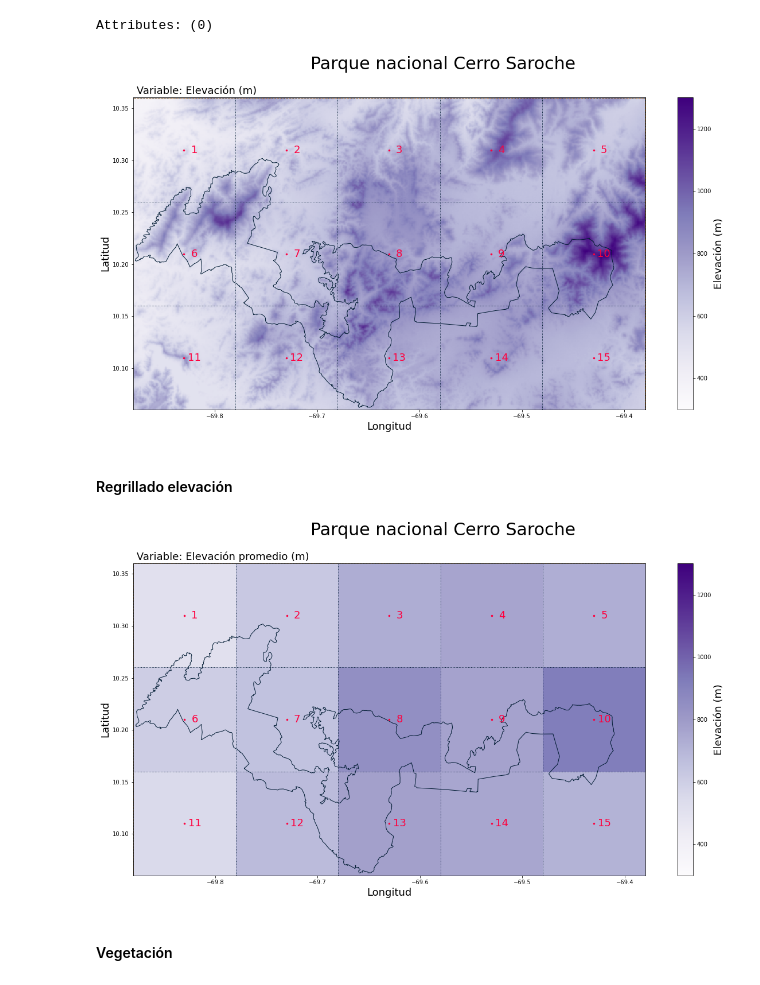
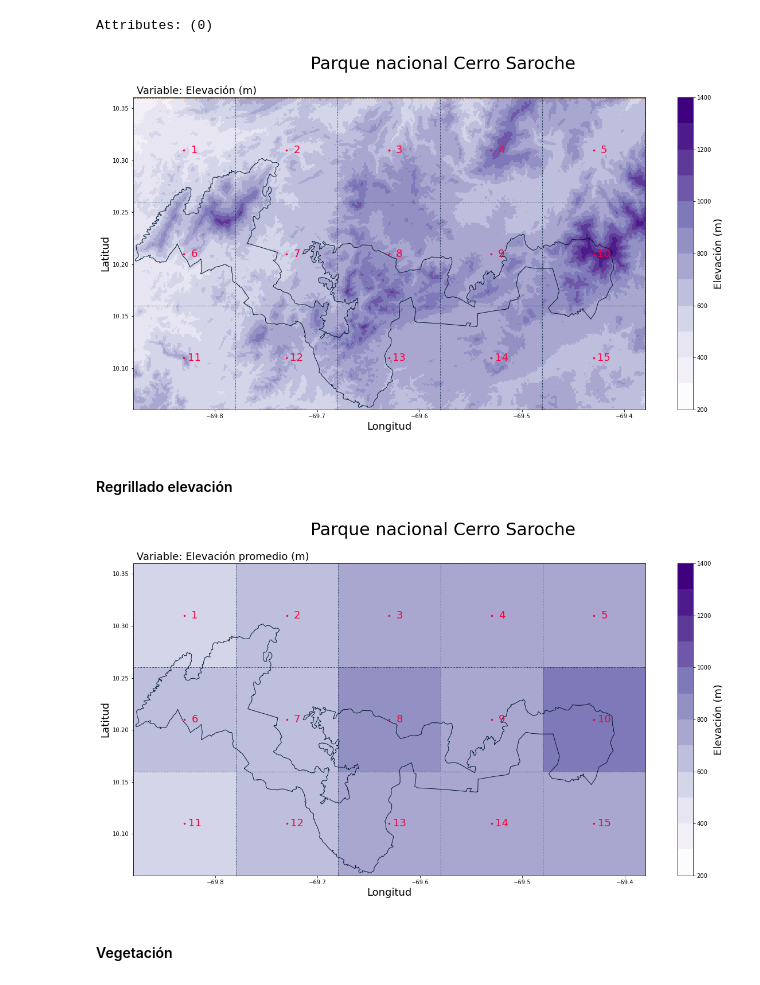
Before and after one commit to esglobe/geet-metview, a Jupyter notebook: 6_regrillado_data.ipynb, the cells around one changed output. Drawn from its saved outputs; the diff is of its cells as text; code cells hidden in the pictures.

```diff
--- a/6_regrillado_data.ipynb
+++ b/6_regrillado_data.ipynb
@@ -103,9 +103,13 @@ ax = fig.add_subplot(1, 1, 1)
 
 # raster
 time_lebel = 625
-graf = precipitacion_rectangulo.isel(time=time_lebel).precipitacion_mm.plot(cmap='Blues')
+levels=[0,0.1,0.2,0.3,0.4,0.5,0.6,0.7,0.8,0.9,1]
+graf = precipitacion_rectangulo.isel(time=time_lebel)\
+                               .precipitacion_mm\
+                               .plot(cmap='Blues',
+                                    levels=levels
+                                    )
 graf.colorbar.set_label('Precipitación total (mm)',fontsize=18)
-graf.set_clim(0,1)
 ax.add_collection(graf)
 
 # poligonos
@@ -218,9 +222,9 @@ fig = plt.figure(figsize=(20,10))
 ax = fig.add_subplot(1, 1, 1)
 
 # raster
-graf = elevacion_park.elevacion.plot(cmap='Purples')
+levels=[200,300,400,500,600,700,800,900,1000,1100,1200,1300,1400]
+graf = elevacion_park.elevacion.plot(cmap='Purples',levels=levels)
 graf.colorbar.set_label('Elevación (m)',fontsize=18)
-graf.set_clim(300,1300)
 ax.add_collection(graf)
 
 # poligonos
@@ -244,34 +248,34 @@ for i in list(range(1, len(x) )):
     annotate+=1
 
 # grilla
 color_grid = '#001B32'
 for i in list(range( len(x_grid) )):
   ax.vlines(x = x_grid[i],ymin=min(y_grid),ymax=max(y_grid),
             colors = color_grid,
             linestyles='dotted',
             linewidth=1,
             label = 'vline_multiple - full height')
 
 for i in list(range( len(y_grid) )):
   ax.hlines(y = y_grid[i],xmin=min(x_grid),xmax=max(x_grid),
             colors = color_grid,
             linestyles='dotted',
             linewidth=1,
             label = 'vline_multiple - full height')
 
 # titulos
 plt.title(f" Variable: Elevación (m)",fontsize=18,loc='left')
 plt.title(f"",fontsize=30,loc='center')
 plt.suptitle(f"Parque nacional Cerro Saroche\n",fontsize=30)
 plt.xlabel("Longitud",loc='center',fontsize=18)
 plt.ylabel("Latitud",loc='center',fontsize=18)
 
 
 plt.savefig('./cerro_saroche/figuras/grilla_elevacion.png')
 
 plt.show()
 # %% [output]
-[figure, old version]
+[figure, new version]
 # %% [markdown]
 #### Regrillado elevación
 # %%
@@ -389,9 +393,9 @@ ax = fig.add_subplot(1, 1, 1)
 
 # raster
 # raster
-graf = ds_rect.elevacion_media.plot(cmap='Purples')
+levels=[200,300,400,500,600,700,800,900,1000,1100,1200,1300,1400]
+graf = ds_rect.elevacion_media.plot(cmap='Purples',levels=levels)
 graf.colorbar.set_label('Elevación (m)',fontsize=18)
-graf.set_clim(300,1300)
 ax.add_collection(graf)
 
 # poligonos
@@ -441,7 +445,7 @@ plt.savefig('./cerro_saroche/figuras/regrillado_elevacion.png')
 
 plt.show()
 # %% [output]
-[figure, old version]
+[figure, new version]
 # %% [markdown]
 #### Vegetación
 # %%
```
Also changed, not shown: parts of 4 cells of this notebook, 1 other file.
